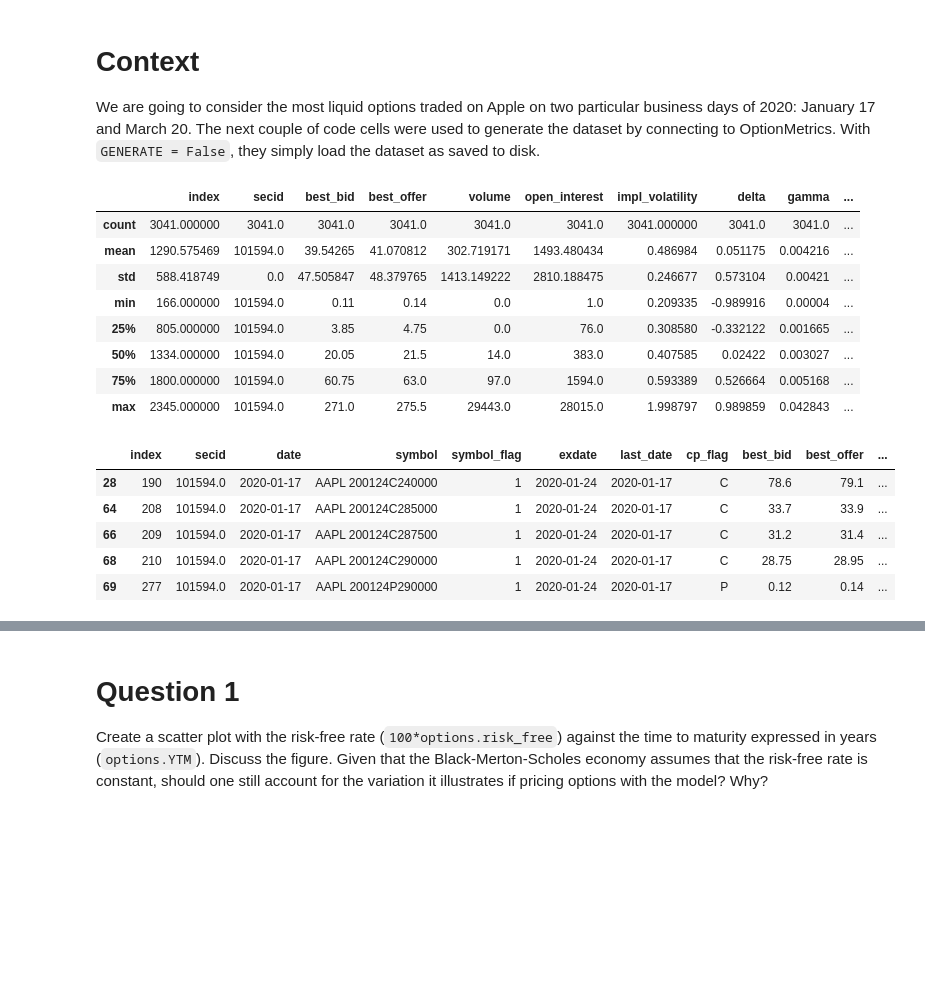
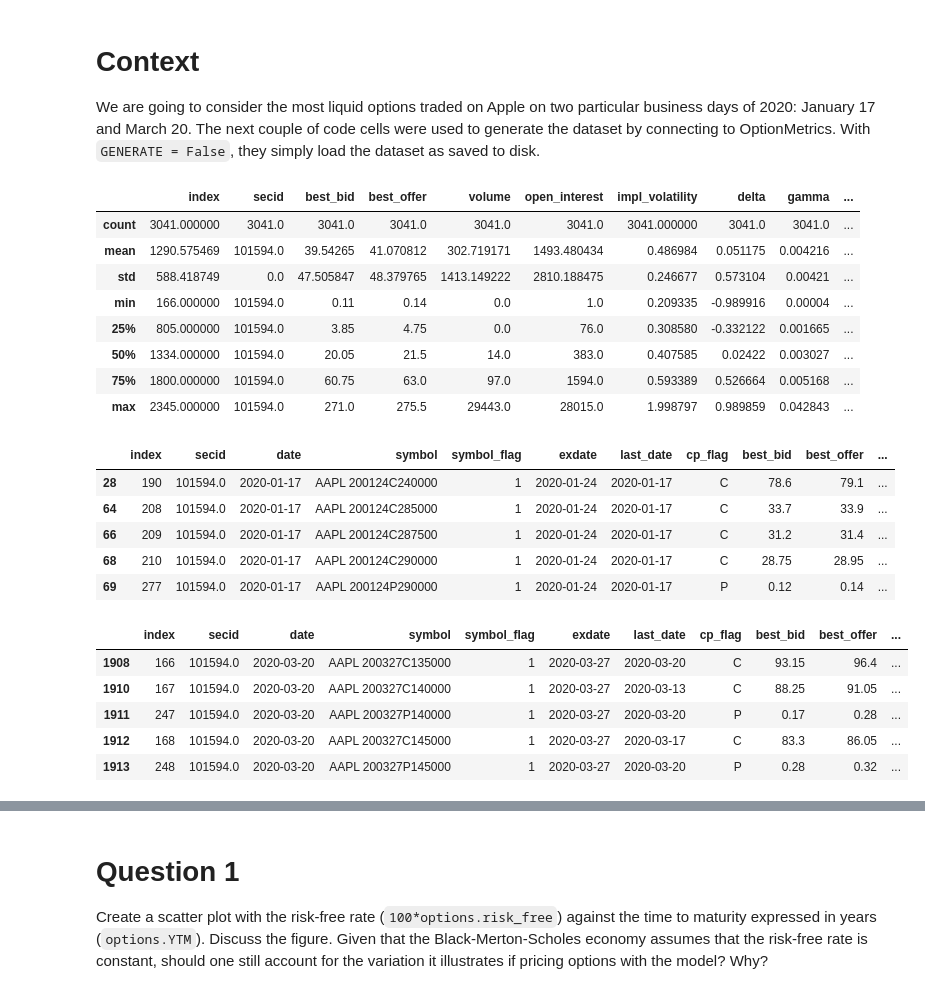
Before and after one commit to navid-nb/MSc_Derivatives_Project1, a Jupyter notebook: 202510-assignment1-en.ipynb, the cells around one changed output, grey strips where cells are left out. Saved outputs shown, nothing was run; the diff lists cells and outputs as text; code cells hidden in the pictures; blank space fills up the shorter version.

```diff
--- a/202510-assignment1-en.ipynb
+++ b/202510-assignment1-en.ipynb
@@ -74,7 +74,6 @@ else:
     with open('202510-assignment1.pkl','rb') as fh:
         options = pickle.load(fh)
 display(options.describe())
-display(options.head())
 # %% [output]
 |  | index | secid | best_bid | best_offer | volume | open_interest | impl_volatility | delta | gamma | ... |
 | count | 3041.000000 | 3041.0 | 3041.0 | 3041.0 | 3041.0 | 3041.0 | 3041.000000 | 3041.0 | 3041.0 | ... |
@@ -85,9 +84,56 @@ display(options.head())
 | 50% | 1334.000000 | 101594.0 | 20.05 | 21.5 | 14.0 | 383.0 | 0.407585 | 0.02422 | 0.003027 | ... |
 | 75% | 1800.000000 | 101594.0 | 60.75 | 63.0 | 97.0 | 1594.0 | 0.593389 | 0.526664 | 0.005168 | ... |
 | max | 2345.000000 | 101594.0 | 271.0 | 275.5 | 29443.0 | 28015.0 | 1.998797 | 0.989859 | 0.042843 | ... |
-|  | index | secid | date | symbol | symbol_flag | exdate | last_date | cp_flag | best_bid | best_offer | ... |
-| 28 | 190 | 101594.0 | 2020-01-17 | AAPL 200124C240000 | 1 | 2020-01-24 | 2020-01-17 | C | 78.6 | 79.1 | ... |
-| 64 | 208 | 101594.0 | 2020-01-17 | AAPL 200124C285000 | 1 | 2020-01-24 | 2020-01-17 | C | 33.7 | 33.9 | ... |
-| 66 | 209 | 101594.0 | 2020-01-17 | AAPL 200124C287500 | 1 | 2020-01-24 | 2020-01-17 | C | 31.2 | 31.4 | ... |
-| 68 | 210 | 101594.0 | 2020-01-17 | AAPL 200124C290000 | 1 | 2020-01-24 | 2020-01-17 | C | 28.75 | 28.95 | ... |
-| 69 | 277 | 101594.0 | 2020-01-17 | AAPL 200124P290000 | 1 | 2020-01-24 | 2020-01-17 | P | 0.12 | 0.14 | ... |
+# %%
+options1=options [options ['date']==dt.date(2020,1,17)].reindex()  #options on Jan 17, 2020
+options2=options [options ['date']==dt.date(2020,3,20)].reindex()   #options on Mar 20, 2020
+display(options1.head())
+display(options2.head())
+#columns
+# index: Original index from the source data.
+# secid: Security identifier.
+# date: Quotation date of the option.
+# symbol: Ticker symbol.
+# symbol_flag: Symbol flag (extra info about the symbol).
+# exdate: Expiration date.
+# last_date: Last trading date.
+# cp_flag: Call/Put flag.
+# best_bid: Best bid price.
+# best_offer: Best offer price.
+# volume: Trading volume.
+# open_interest: Number of outstanding contracts.
+# impl_volatility: Implied volatility.
+# delta, gamma, vega, theta: Option Greeks.
+# optionid: Option identifier.
+# cfadj: Cash flow adjustment.
+# am_settlement: American settlement flag.
+# contract_size: Contract size.
+# ss_flag: Stock split flag.
+# forward_price: Forward price.
+# expiry_indicator: Expiry indicator.
+# root, suffix, hash: Option symbol components.
+# strike: Strike price.
+# option_price: Option market price.
+# is_call: Boolean for call option.
+# DTM: Days to maturity.
+# YTM: Years to maturity.
+# risk_free: Risk-free interest rate.
+# stock_price: Underlying stock price.
+# stock_exdiv: Stock price adjusted for dividends.
+# implied_forward_price: Forward price implied by market.
+# implied_vol_bms: Implied volatility from Black-Merton-Scholes.
+# implied_vol_bid: Implied volatility from bid price.
+# implied_vol_ask: Implied volatility from ask price.
+# %% [output]
+|  | index | secid | date | symbol | symbol_flag | exdate | last_date | cp_flag | best_bid | best_offer | ... |
+| 28 | 190 | 101594.0 | 2020-01-17 | AAPL 200124C240000 | 1 | 2020-01-24 | 2020-01-17 | C | 78.6 | 79.1 | ... |
+| 64 | 208 | 101594.0 | 2020-01-17 | AAPL 200124C285000 | 1 | 2020-01-24 | 2020-01-17 | C | 33.7 | 33.9 | ... |
+| 66 | 209 | 101594.0 | 2020-01-17 | AAPL 200124C287500 | 1 | 2020-01-24 | 2020-01-17 | C | 31.2 | 31.4 | ... |
+| 68 | 210 | 101594.0 | 2020-01-17 | AAPL 200124C290000 | 1 | 2020-01-24 | 2020-01-17 | C | 28.75 | 28.95 | ... |
+| 69 | 277 | 101594.0 | 2020-01-17 | AAPL 200124P290000 | 1 | 2020-01-24 | 2020-01-17 | P | 0.12 | 0.14 | ... |
+|  | index | secid | date | symbol | symbol_flag | exdate | last_date | cp_flag | best_bid | best_offer | ... |
+| 1908 | 166 | 101594.0 | 2020-03-20 | AAPL 200327C135000 | 1 | 2020-03-27 | 2020-03-20 | C | 93.15 | 96.4 | ... |
+| 1910 | 167 | 101594.0 | 2020-03-20 | AAPL 200327C140000 | 1 | 2020-03-27 | 2020-03-13 | C | 88.25 | 91.05 | ... |
+| 1911 | 247 | 101594.0 | 2020-03-20 | AAPL 200327P140000 | 1 | 2020-03-27 | 2020-03-20 | P | 0.17 | 0.28 | ... |
+| 1912 | 168 | 101594.0 | 2020-03-20 | AAPL 200327C145000 | 1 | 2020-03-27 | 2020-03-17 | C | 83.3 | 86.05 | ... |
+| 1913 | 248 | 101594.0 | 2020-03-20 | AAPL 200327P145000 | 1 | 2020-03-27 | 2020-03-20 | P | 0.28 | 0.32 | ... |
```
Also changed, not shown: parts of 4 cells of this notebook.
